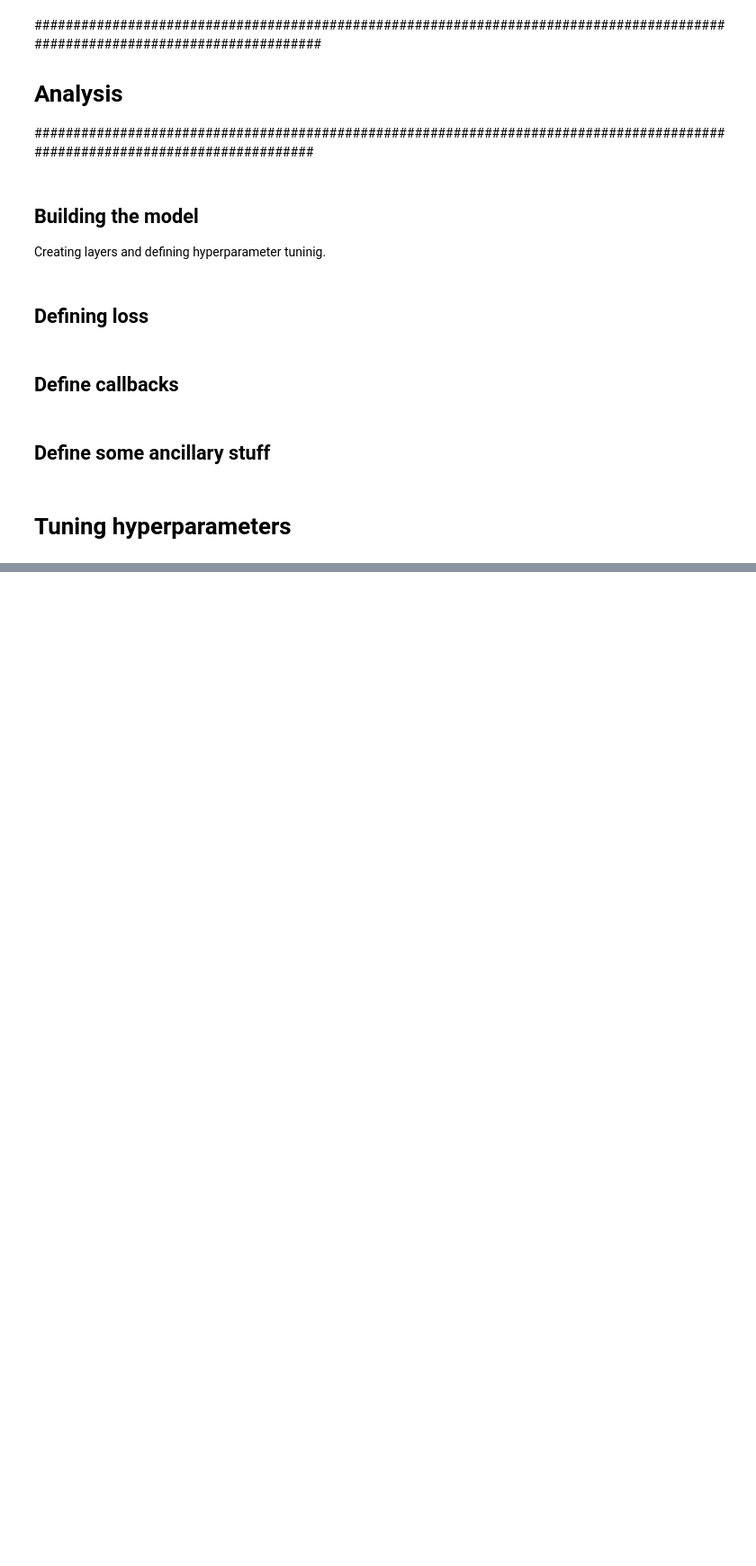
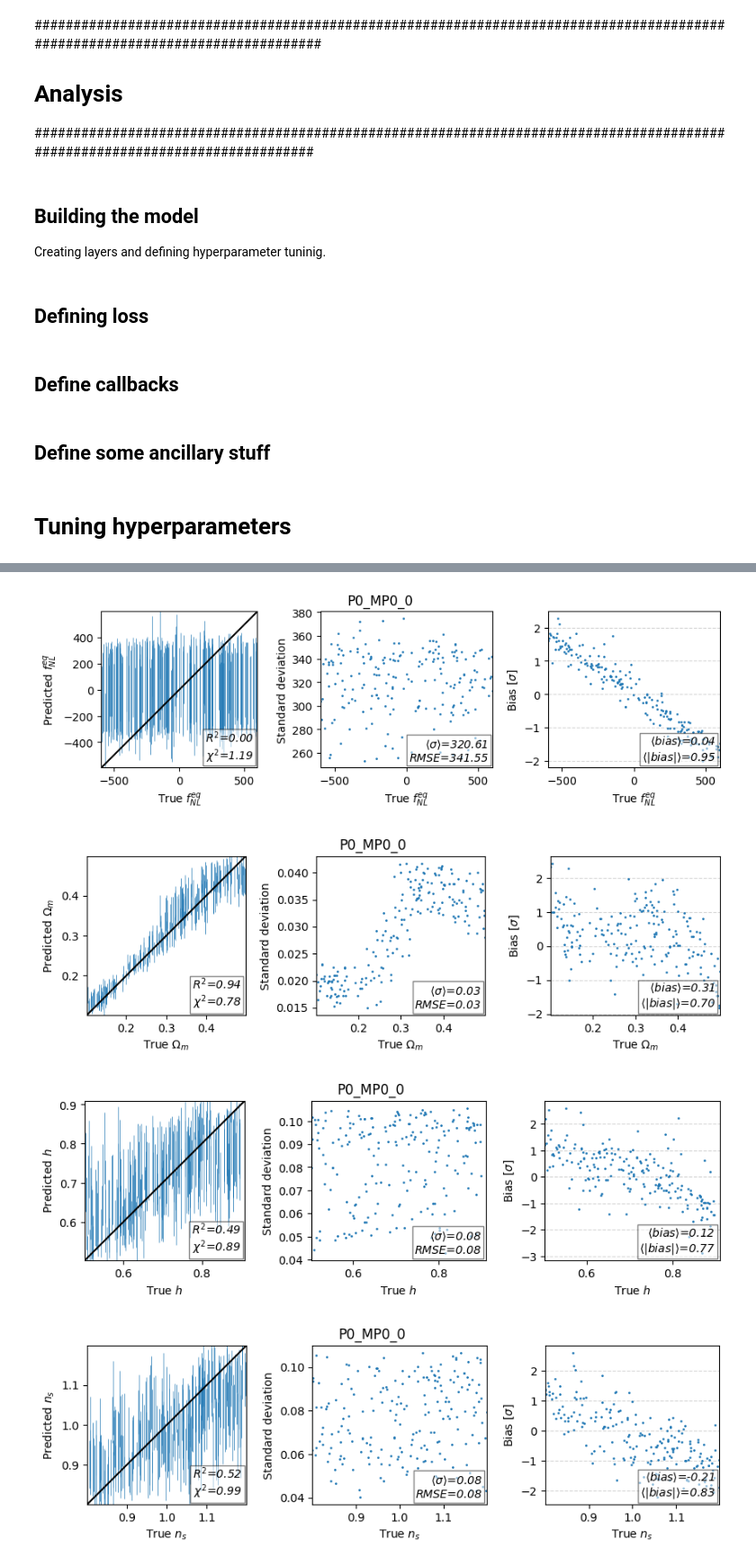
Before and after one commit to supriodubey/Thesis, a Jupyter notebook: codes/Moment_Network_LCDM.ipynb, the cells around one changed output, grey strips where cells are left out. Shown at 90% size. Drawn from its saved outputs; the diff is of its cells as text; code cells hidden in the pictures; blank space fills up the shorter version.

```diff
--- a/codes/Moment_Network_LCDM.ipynb
+++ b/codes/Moment_Network_LCDM.ipynb
@@ -827,0 +818,7 @@ predictions0 = prediction(best_model0,X0_test,y0_test,mean_params,std_params,tit
+# %%
+predictions1 = prediction(best_model1,X1_test,y1_test,mean_params,std_params,title = "P0_MP0_0")
+# %% [output]
+[figure, added]
+[figure, added]
+[figure, added]
+[figure, added]
```
Also changed, not shown: parts of 110 cells of this notebook.
